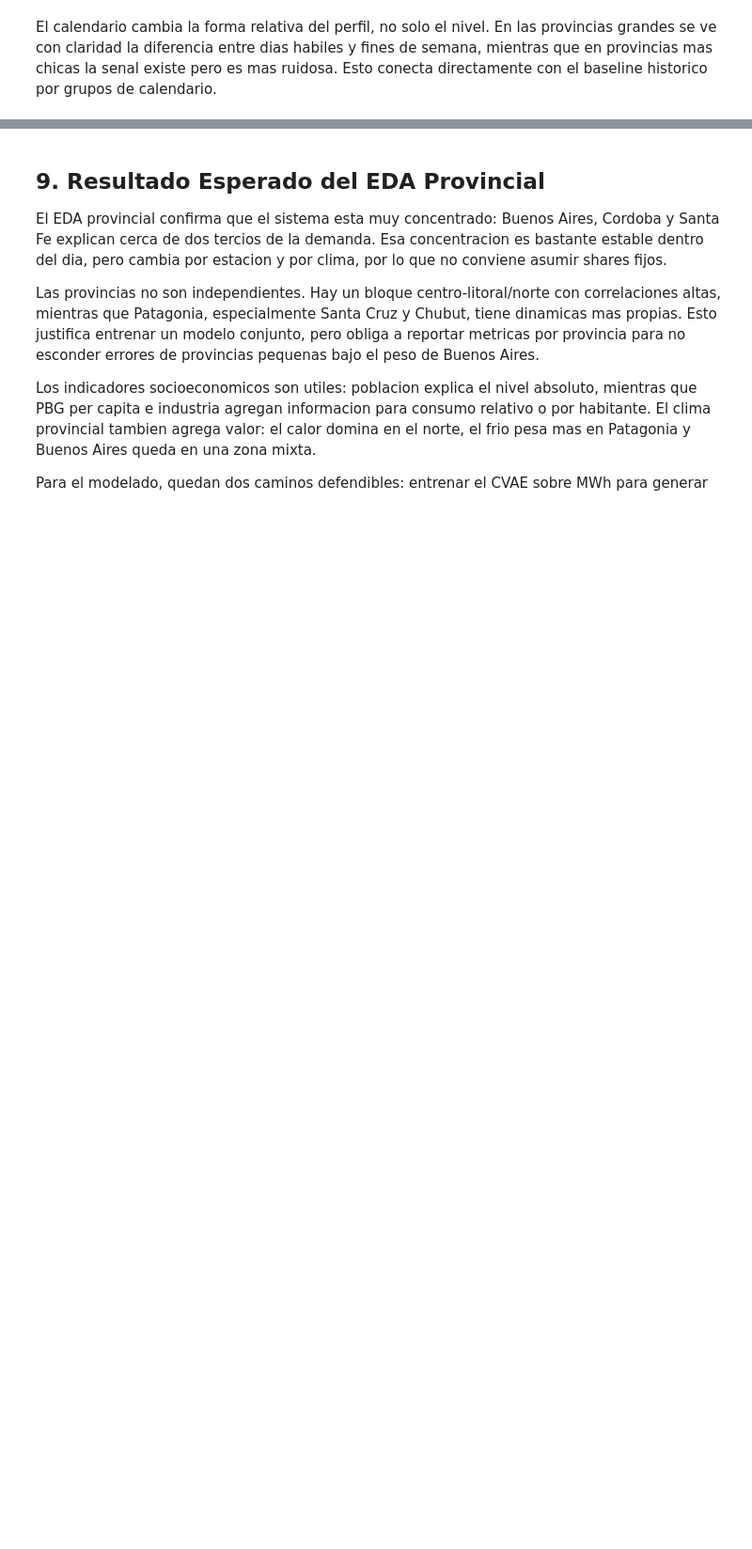
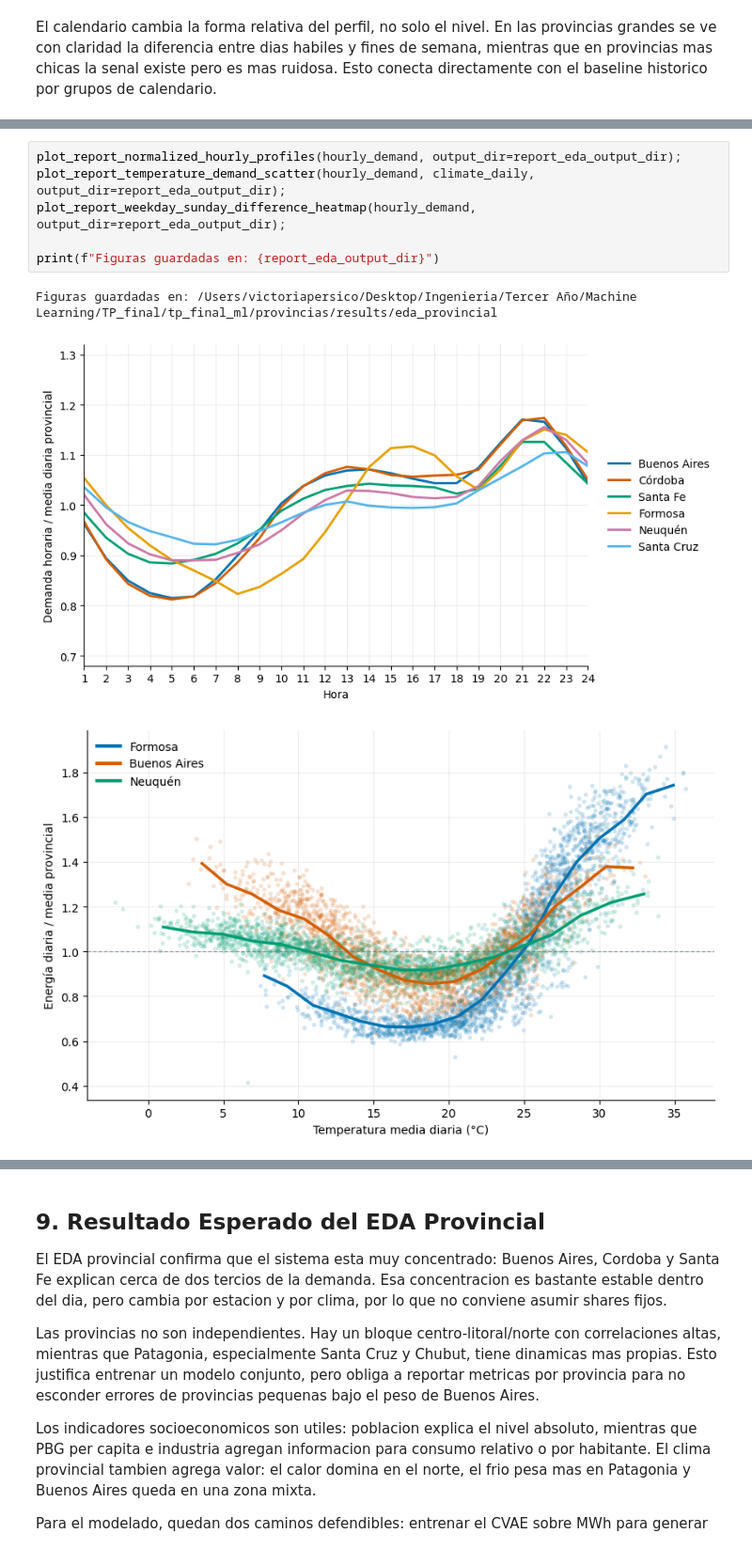
Before and after one commit to biancapaz/tp_final_ml, a Jupyter notebook: provincias/notebooks/eda_provincial.ipynb, the cells around one changed output, grey strips where cells are left out. Shown at 94% size. Saved outputs shown, nothing was run; the diff lists cells and outputs as text; blank space fills up the shorter version.

```diff
--- a/provincias/notebooks/eda_provincial.ipynb
+++ b/provincias/notebooks/eda_provincial.ipynb
@@ -598,0 +617,10 @@ El calendario cambia la forma relativa del perfil, no solo el nivel. En las prov
+# %%
+plot_report_normalized_hourly_profiles(hourly_demand, output_dir=report_eda_output_dir);
+plot_report_temperature_demand_scatter(hourly_demand, climate_daily, output_dir=report_eda_output_dir);
+plot_report_weekday_sunday_difference_heatmap(hourly_demand, output_dir=report_eda_output_dir);
+
+print(f"Figuras guardadas en: {report_eda_output_dir}")
+# %% [output]
+Figuras guardadas en: /Users/victoriapersico/Desktop/Ingenieria/Tercer Año/Machine Learning/TP_final/tp_final_ml/provincias/results/eda_provincial
+[figure, added]
+[figure, added]
```
Also changed, not shown: parts of 6 cells of this notebook, 7 other files.
